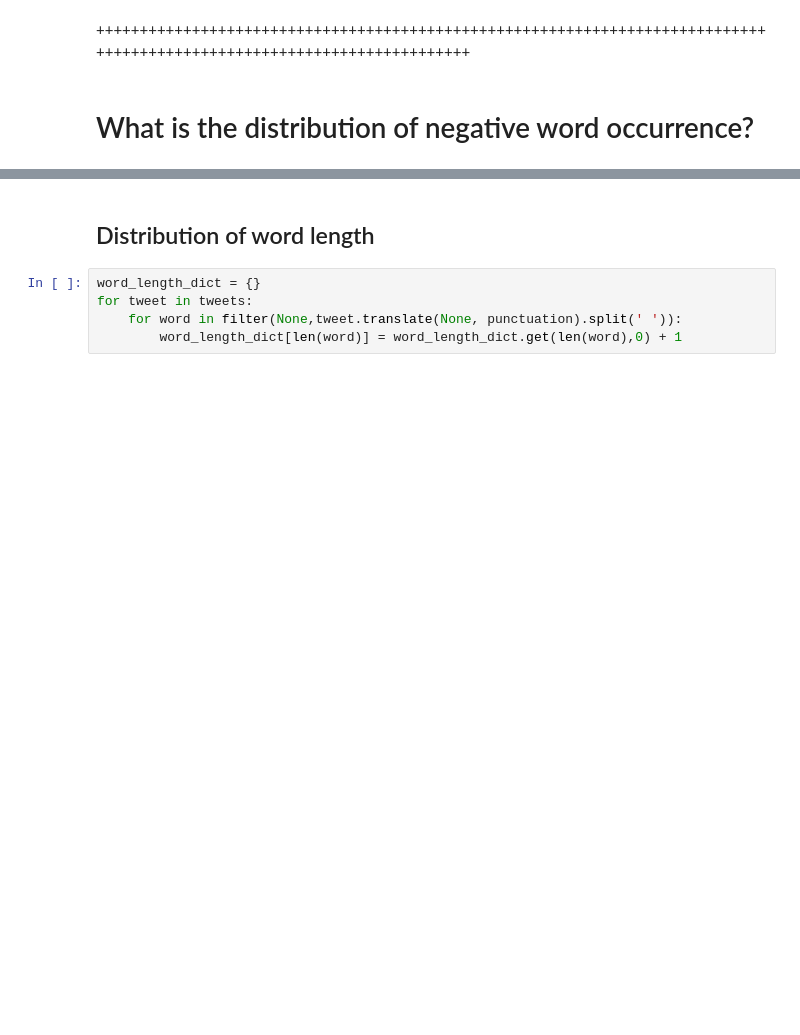
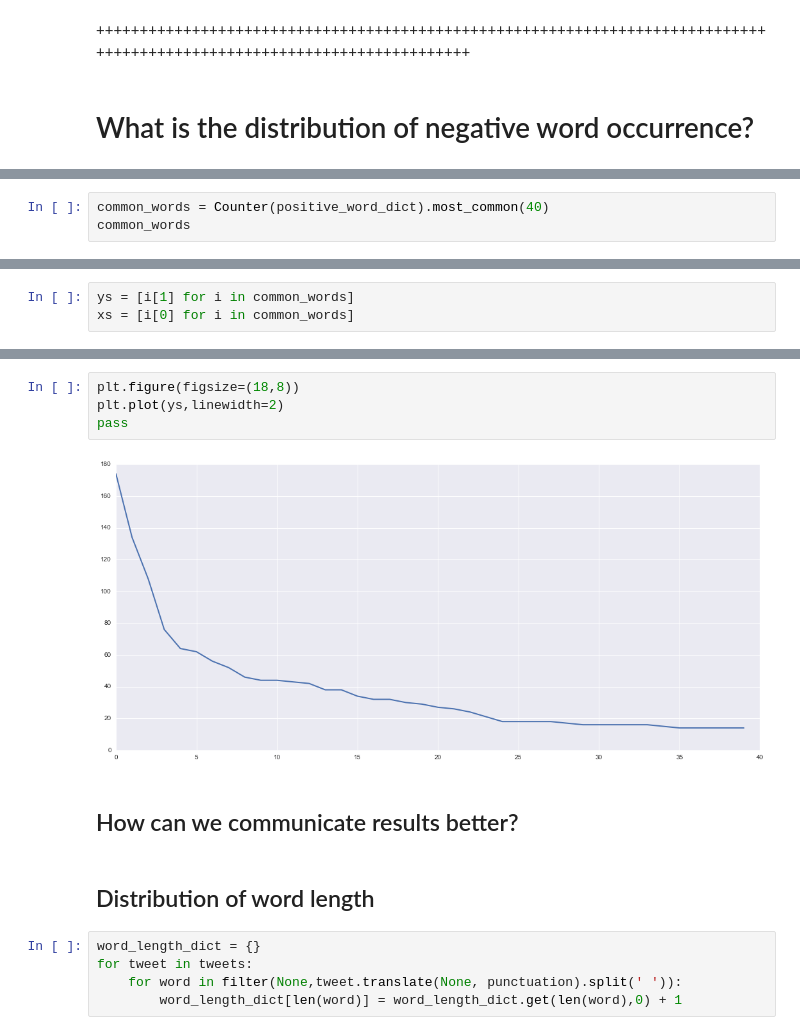
Before and after one commit to ilanman/gdi, a Jupyter notebook: week3/04_Week3_I_strings.ipynb, the cells around one changed output, grey strips where cells are left out. Cells and saved outputs as stored; diff of their text form; blank space fills up the shorter version.

```diff
--- a/week3/04_Week3_I_strings.ipynb
+++ b/week3/04_Week3_I_strings.ipynb
@@ -662,0 +650,3 @@ pass
+# %%
+common_words = Counter(positive_word_dict).most_common(40)
+common_words
@@ -662,0 +671,3 @@ pass
+# %%
+ys = [i[1] for i in common_words]
+xs = [i[0] for i in common_words]
@@ -663,3 +694,11 @@ pass
+# %%
+plt.figure(figsize=(18,8))
+plt.plot(ys,linewidth=2)
+pass
+# %% [output]
+[figure, added]
+# %% [markdown]
+## How can we communicate results better?
 # %% [markdown]
 ## Distribution of word length
 # %%
```
Also changed, not shown: parts of 20 cells of this notebook.
